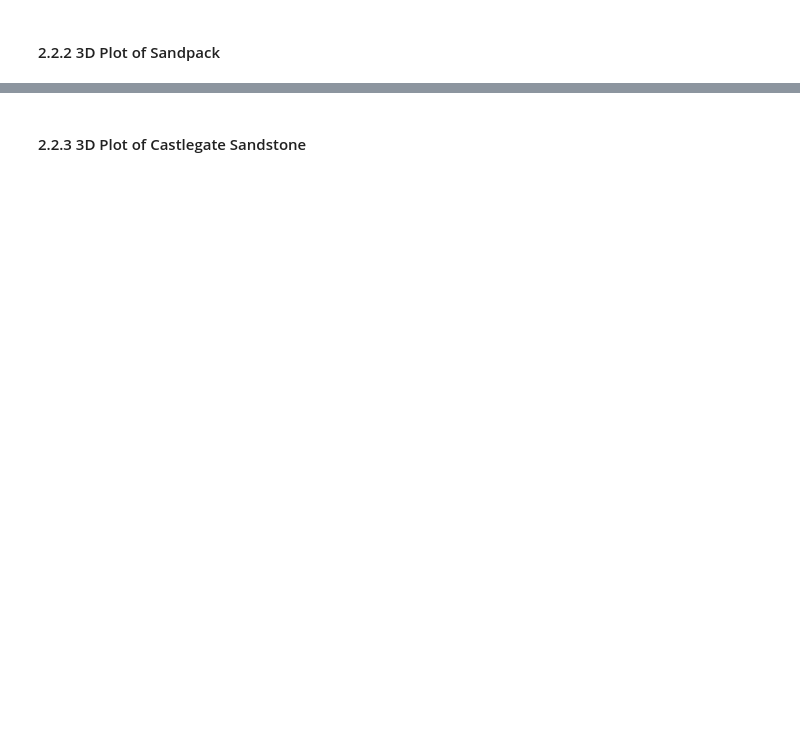
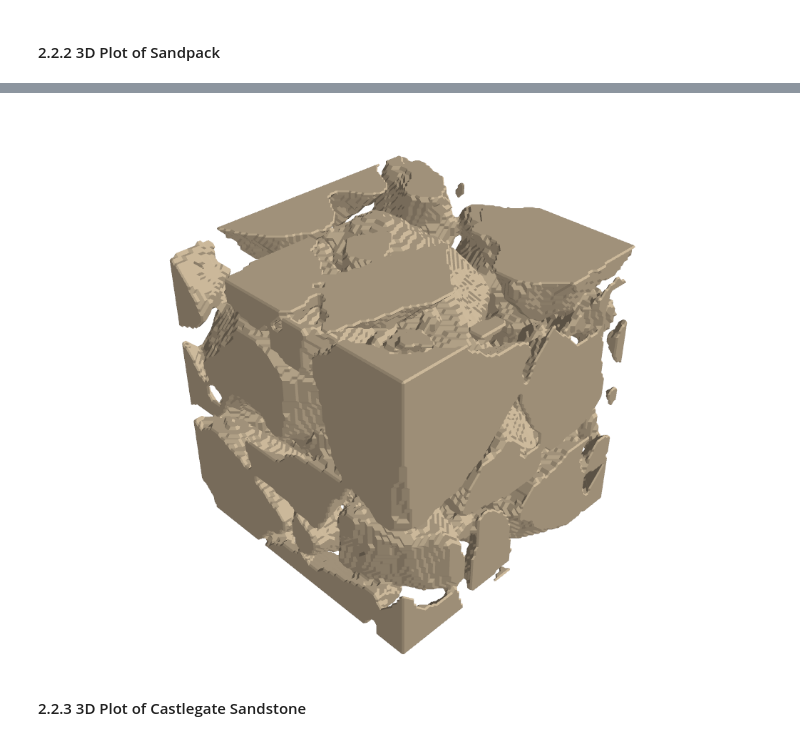
Before and after one commit to digital-porous-media/geometric_characterization, a Jupyter notebook: Notebooks/1A_Minkowski_Bernie.ipynb, the cells around one changed output, grey strips where cells are left out. Drawn from its saved outputs; the diff is of its cells as text; code cells hidden in the pictures; blank space fills up the shorter version.

```diff
--- a/Notebooks/1A_Minkowski_Bernie.ipynb
+++ b/Notebooks/1A_Minkowski_Bernie.ipynb
@@ -368,8 +388,8 @@ Widget(value='<iframe src="http://localhost:53527/index.html?ui=P_0x321a88a10_7&
 #### 2.2.2 3D Plot of Sandpack
 # %%
 # 100^3 subsample
-# plot_sample(sandpack, subset=True)
+plot_sample(sandpack, subset=True)
 
 # Uncomment for Full 512^3 sample
-plot_sample(sandpack, subset=False)
+# plot_sample(sandpack, subset=False)
 # %% [output]
@@ -377,3 +396,4 @@ Widget(value='<iframe src="http://localhost:53527/index.html?ui=P_0x32c8aced0_9&
+[figure, added]
 # %% [markdown]
 #### 2.2.3 3D Plot of Castlegate Sandstone
 # %%
```
Also changed, not shown: parts of 11 cells of this notebook, 2 other files.
